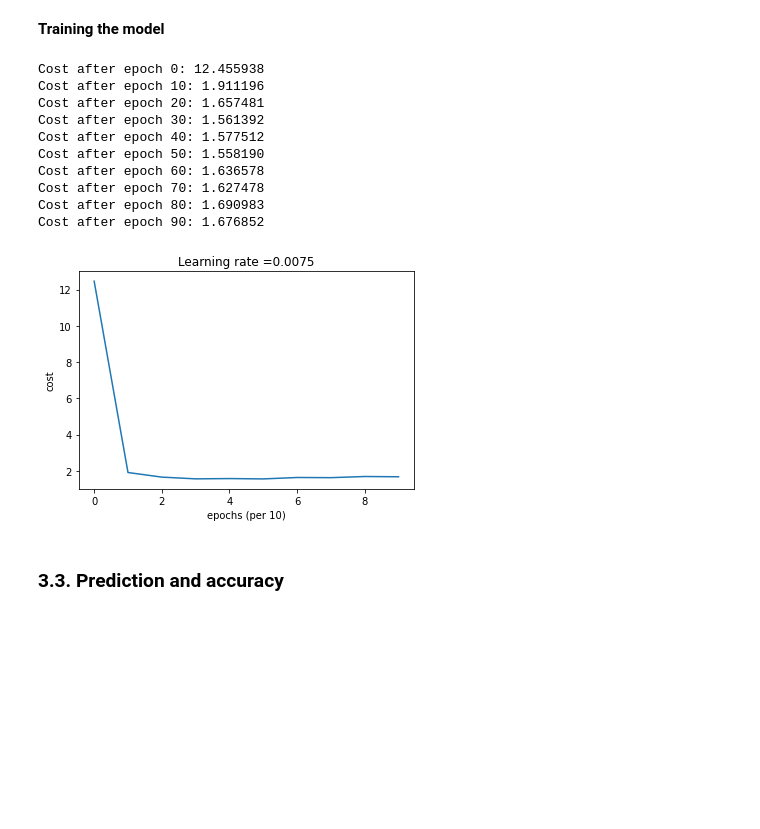
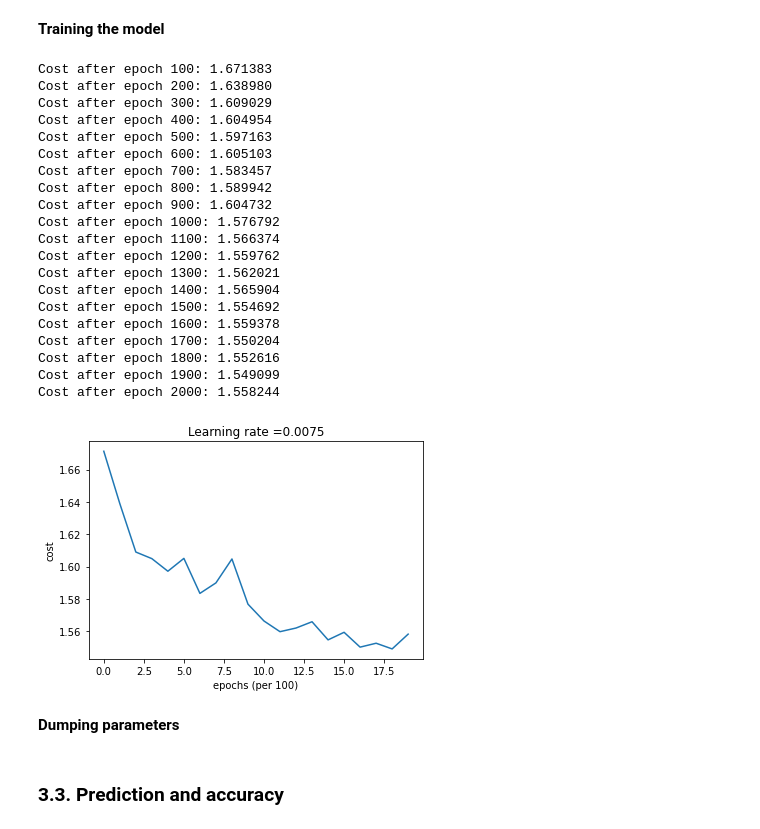
Before and after one commit to mahmoudjahanshahi/DeepLearning, a Jupyter notebook: IntelImage/deepNN_ReLU.ipynb, the cells around one changed output. Saved outputs shown, nothing was run; the diff lists cells and outputs as text; code cells hidden in the pictures; blank space fills up the shorter version.

```diff
--- a/IntelImage/deepNN_ReLU.ipynb
+++ b/IntelImage/deepNN_ReLU.ipynb
@@ -37,3 +27,14 @@ for filename in glob.glob('C:/Users/Mahmoud/JupyterLab/DeepLearning/IntelImage/s
+# %%
+for filename in glob.glob('C:/Users/Mahmoud/JupyterLab/DeepLearning/IntelImage/src/seg_train/*/*.jpg'):
+    im = Image.open(filename)
+    if im.size != (150,150):
+        im = im.resize((150, 150), Image.ANTIALIAS)
+        im.save(filename)
+for filename in glob.glob('C:/Users/Mahmoud/JupyterLab/DeepLearning/IntelImage/src/seg_test/*/*.jpg'):
+    im = Image.open(filename)
+    if im.size != (150,150):
+        im = im.resize((150, 150), Image.ANTIALIAS)
+        im.save(filename)
 # %% [markdown]
 Loading **building** images and defining relevant labels as an array of [1,0,0,0,0,0]
 # %%
@@ -493,7 +495,8 @@ def sigmoid_backward(dA, cache):
 # %%
 def relu(Z):
 
-    A = np.maximum(0,Z)
+    #A = np.maximum(0,Z)
+    A = (abs(Z) + Z) / 2
     cache = Z
 
     assert(A.shape == Z.shape)
@@ -970,14 +973,13 @@ def L_layer_model(X, Y, layers_dims, method = "gd", lambd = 0.1, learning_rate =
 
         cost_avg = cost_total / m
 
-        if print_cost and (i+1) % 10 == 0:
-            print ("Cost after epoch %i: %f" %(i, cost_avg))
-        if print_cost and (i+1) % 10 == 0:
+        if print_cost and (i+1) % 100 == 0:
+            print ("Cost after epoch %i: %f" %(i+1, cost_avg))
             costs.append(cost_avg)
 
     plt.plot(np.squeeze(costs))
     plt.ylabel('cost')
-    plt.xlabel('epochs (per 10)')
+    plt.xlabel('epochs (per 100)')
     plt.title("Learning rate =" + str(learning_rate))
     plt.show()
 
@@ -1038,16 +1040,28 @@ layers_dims = [67500, 15, 12, 8, 6]
 **Training the model**
 # %%
 parameters, mean, std = L_layer_model(X_train, Y_train, layers_dims, method = "adam", lambd = 0.7, \
-                                      learning_rate = 0.0075, mini_batch_size = 64, num_epochs = 100, print_cost=True)
+                                      learning_rate = 0.0075, mini_batch_size = 64, num_epochs = 2000, print_cost=True)
 # %% [output]
-Cost after epoch 0: 12.455938
-Cost after epoch 10: 1.911196
-Cost after epoch 20: 1.657481
-Cost after epoch 30: 1.561392
-Cost after epoch 40: 1.577512
-Cost after epoch 50: 1.558190
-Cost after epoch 60: 1.636578
-Cost after epoch 70: 1.627478
-Cost after epoch 80: 1.690983
-Cost after epoch 90: 1.676852
+Cost after epoch 100: 1.671383
+Cost after epoch 200: 1.638980
+Cost after epoch 300: 1.609029
+Cost after epoch 400: 1.604954
+Cost after epoch 500: 1.597163
+Cost after epoch 600: 1.605103
+Cost after epoch 700: 1.583457
+Cost after epoch 800: 1.589942
+Cost after epoch 900: 1.604732
+Cost after epoch 1000: 1.576792
+Cost after epoch 1100: 1.566374
+Cost after epoch 1200: 1.559762
+Cost after epoch 1300: 1.562021
+Cost after epoch 1400: 1.565904
+Cost after epoch 1500: 1.554692
+Cost after epoch 1600: 1.559378
+Cost after epoch 1700: 1.550204
+Cost after epoch 1800: 1.552616
+Cost after epoch 1900: 1.549099
+Cost after epoch 2000: 1.558244
-[figure, old version]
+[figure, new version]
+# %% [markdown]
+**Dumping parameters**
```
Also changed, not shown: parts of 6 cells of this notebook, 1 other file.
